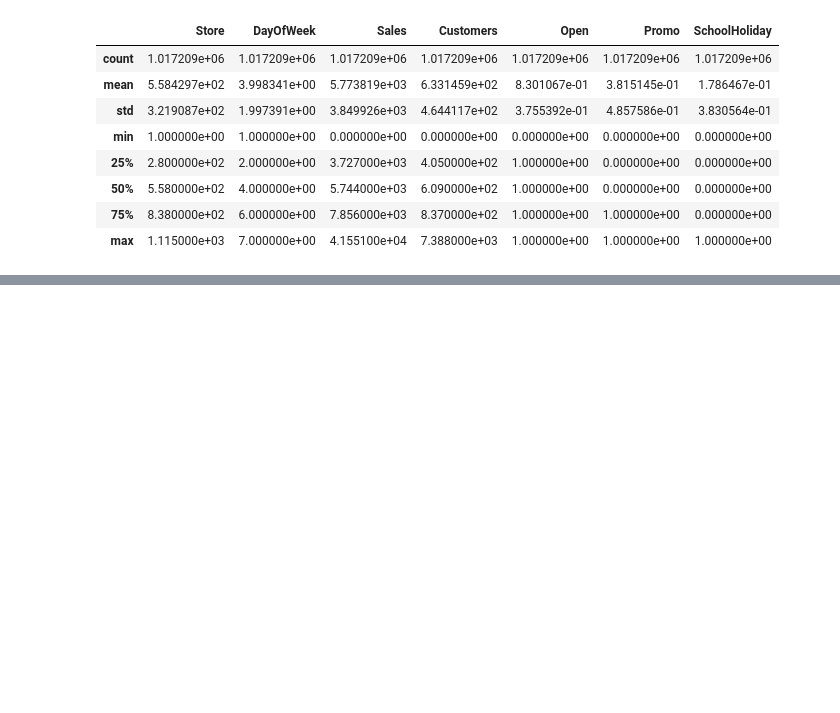
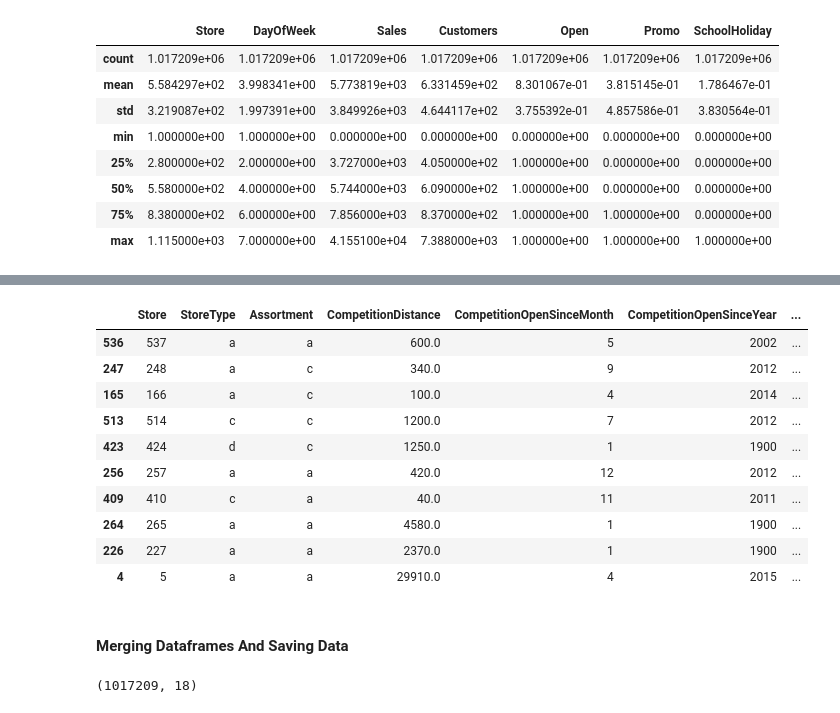
Before and after one commit to celine-kanagwa/Forecasting_Sales, a Jupyter notebook: Notebooks/ExplotaryDataAnalysis.ipynb, the cells around one changed output, grey strips where cells are left out. Cells and saved outputs as stored; diff of their text form; code cells hidden in the pictures; blank space fills up the shorter version.

```diff
--- a/Notebooks/ExplotaryDataAnalysis.ipynb
+++ b/Notebooks/ExplotaryDataAnalysis.ipynb
@@ -177,0 +342,4 @@ train_df.describe()
+# %%
+# deriving new column
+store_df['CompetitionBeforeStoreOpened'] = store_df['CompetitionOpenSinceYear'].apply(lambda x: 1 if np.isnan(x) else 0)
+store_df.head()
@@ -177,0 +641,28 @@ train_df.describe()
+# %%
+def getMonth(month_list, index):
+    month =  months = ['0', 'Jan', 'Feb', 'Mar', 'Apr', 'May', 'Jun', 'Jul', 'Aug', 'Sept', 'Oct', 'Nov', 'Dec']
+    month_list = month_list.split(',')
+    month = month_list[index]
+    return months.index(month)
+# %%
+# split the PromoInterval column into 4 columns
+store_df['PromoInterval0'] = store_df.PromoInterval.apply((lambda x: getMonth(x, 0)))
+store_df['PromoInterval1'] = store_df.PromoInterval.apply((lambda x: getMonth(x, 1)))
+store_df['PromoInterval2'] = store_df.PromoInterval.apply((lambda x: getMonth(x, 2)))
+store_df['PromoInterval3'] = store_df.PromoInterval.apply((lambda x: getMonth(x, 3)))
+# %%
+store_df.sample(10)
+# %% [output]
+|  | Store | StoreType | Assortment | CompetitionDistance | CompetitionOpenSinceMonth | CompetitionOpenSinceYear | ... |
+| 536 | 537 | a | a | 600.0 | 5 | 2002 | ... |
+| 247 | 248 | a | c | 340.0 | 9 | 2012 | ... |
+| 165 | 166 | a | c | 100.0 | 4 | 2014 | ... |
+| 513 | 514 | c | c | 1200.0 | 7 | 2012 | ... |
+| 423 | 424 | d | c | 1250.0 | 1 | 1900 | ... |
+| 256 | 257 | a | a | 420.0 | 12 | 2012 | ... |
+| 409 | 410 | c | a | 40.0 | 11 | 2011 | ... |
+| 264 | 265 | a | a | 4580.0 | 1 | 1900 | ... |
+| 226 | 227 | a | a | 2370.0 | 1 | 1900 | ... |
+| 4 | 5 | a | a | 29910.0 | 4 | 2015 | ... |
+# %% [markdown]
+#### Merging Dataframes And Saving Data
@@ -177,0 +673,6 @@ train_df.describe()
+# %%
+# merging store_df and train_df
+df = pd.merge(train_df, store_df, how='inner', on='Store')
+df.shape
+# %% [output]
+(1017209, 18)
```
Also changed, not shown: parts of 93 cells of this notebook, 2 other files.
